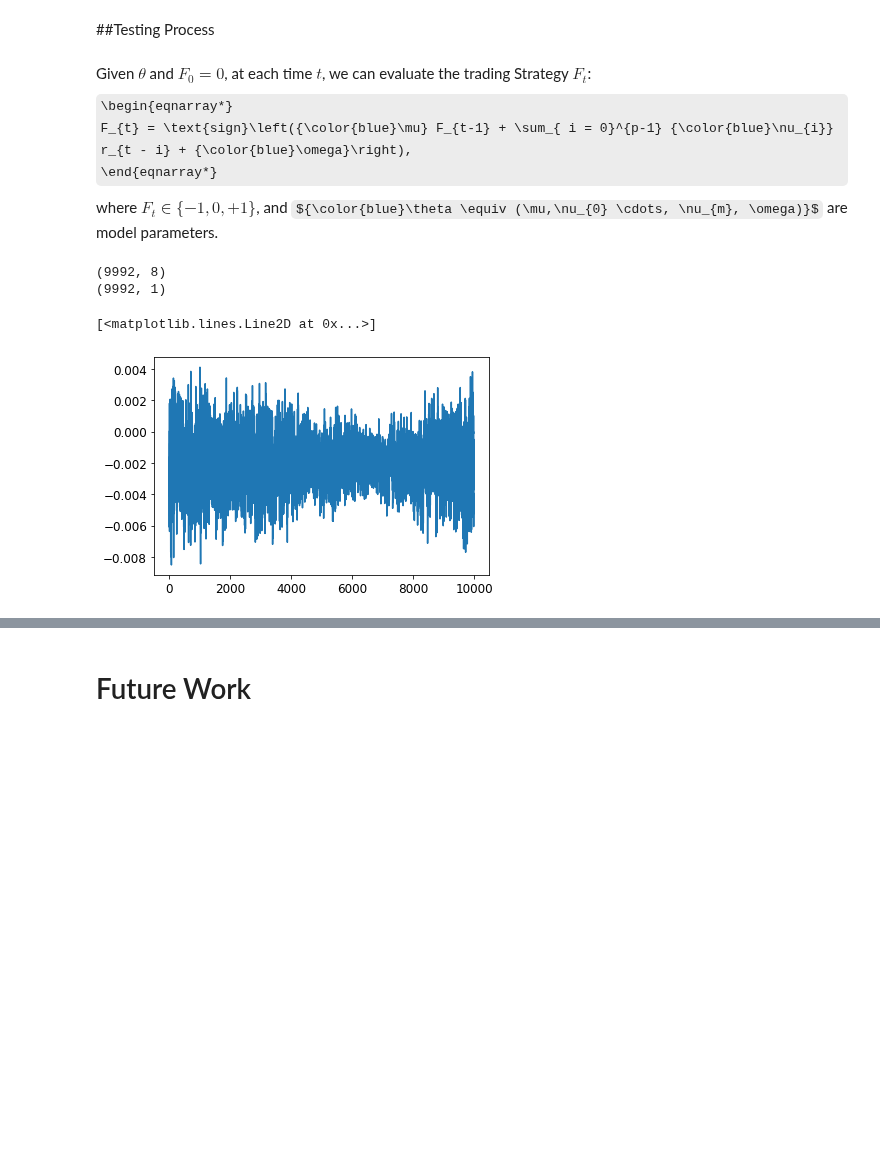
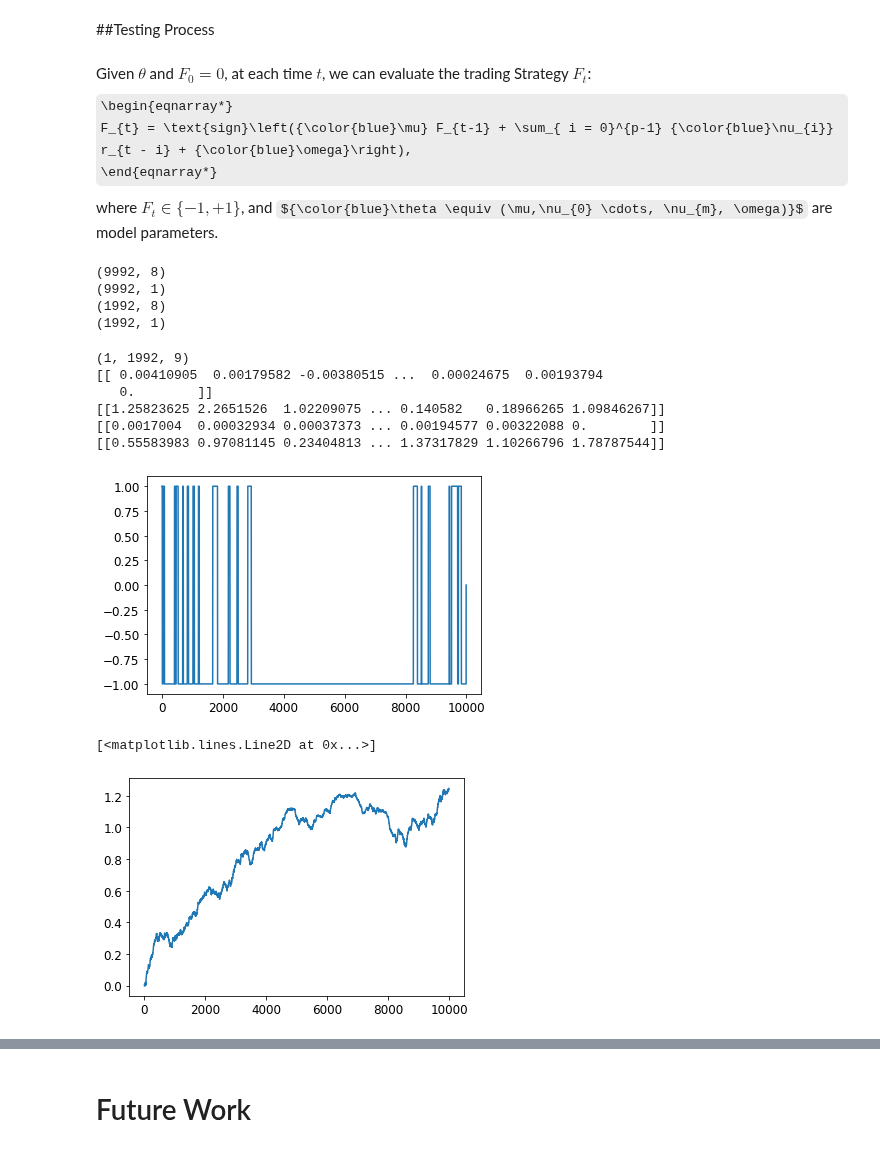
Before and after one commit to deepintomlf/mlfbook, a Jupyter notebook: Chapter8_ReinforcementLearning/RRL.ipynb, the cells around one changed output, grey strips where cells are left out. Drawn from its saved outputs; the diff is of its cells as text; code cells hidden in the pictures; some formulas as TeX source; blank space fills up the shorter version.

Commit message:
fix the prediction problem

```diff
--- a/Chapter8_ReinforcementLearning/RRL.ipynb
+++ b/Chapter8_ReinforcementLearning/RRL.ipynb
@@ -386,7 +399,7 @@ Given $\theta$ and $F_{0} =0$, at each time $t$, we can evaluate the trading Str
 \begin{eqnarray*}
 F_{t} = \text{sign}\left({\color{blue}\mu} F_{t-1} + \sum_{ i = 0}^{p-1} {\color{blue}\nu_{i}} r_{t - i} + {\color{blue}\omega}\right),
 \end{eqnarray*}
-where $F_{t} \in \{ -1, 0, +1\}$, and ${\color{blue}\theta \equiv (\mu,\nu_{0} \cdots, \nu_{m}, \omega)}$ are model parameters.
+where $F_{t} \in \{ -1, +1\}$, and ${\color{blue}\theta \equiv (\mu,\nu_{0} \cdots, \nu_{m}, \omega)}$ are model parameters.
 # %%
 from numpy import divide, power
 
@@ -427,12 +440,34 @@ def do_prediction(X, model, delta):
   return F, R, D
 # %%
 X = reshape_input(X_ts, r_ts)
+X_train = reshape_input(X_ts_train, r_ts_train)
+F_train, R_train, D_train = do_prediction(X_train, model, delta)
 F, R, D = do_prediction(X, model, delta)
 # %% [output]
 (9992, 8)
 (9992, 1)
+(1992, 8)
+(1992, 1)
-# %%
-plt.plot(R)
-# %% [output]
-[<matplotlib.lines.Line2D at 0x...>]
-[figure, removed]
+# %%
+print(np.shape(X_train))
+print(X_train[:, :, -1])
+print(X_train[:, :, -2])
+print(X[:, 2020:, -1])
+print(X[:, 2020:, -2])
+# %% [output]
+(1, 1992, 9)
+[[ 0.00410905  0.00179582 -0.00380515 ...  0.00024675  0.00193794
+   0.        ]]
+[[1.25823625 2.2651526  1.02209075 ... 0.140582   0.18966265 1.09846267]]
+[[0.0017004  0.00032934 0.00037373 ... 0.00194577 0.00322088 0.        ]]
+[[0.55583983 0.97081145 0.23404813 ... 1.37317829 1.10266796 1.78787544]]
+# %%
+#print(r_ts[0:200])
+#print(F[0:200])
+plt.plot(F)
+plt.show()
+plt.plot(np.cumsum(R))
+# %% [output]
+[figure, added]
+[<matplotlib.lines.Line2D at 0x...>]
+[figure, added]
```
Also changed, not shown: parts of 13 cells of this notebook.
